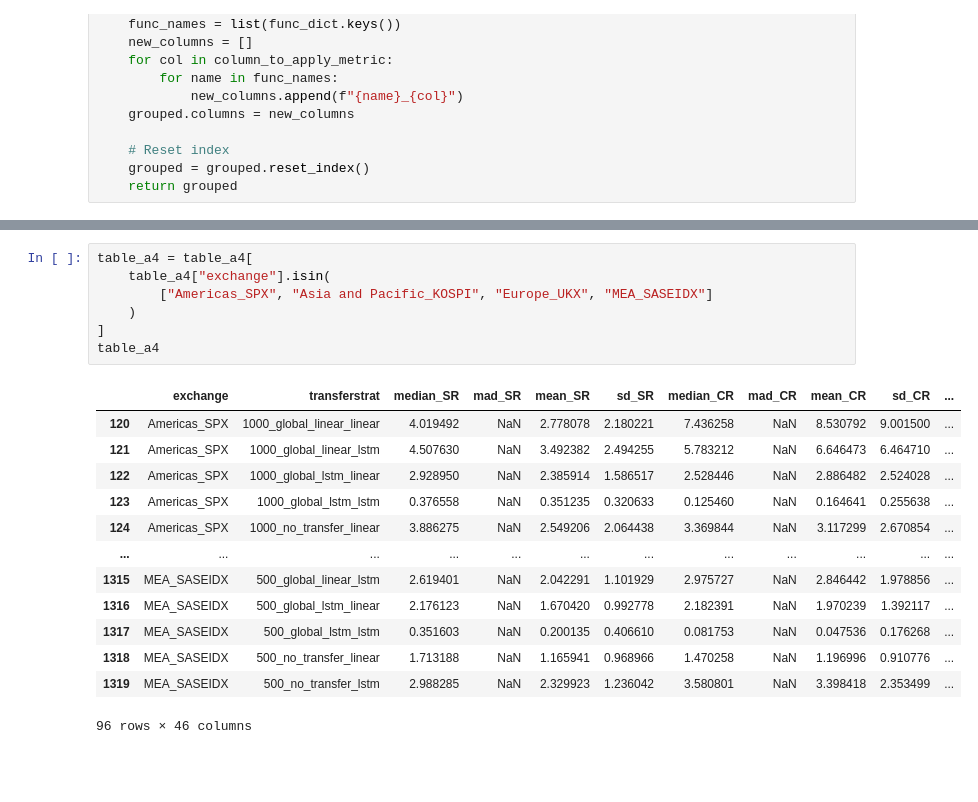
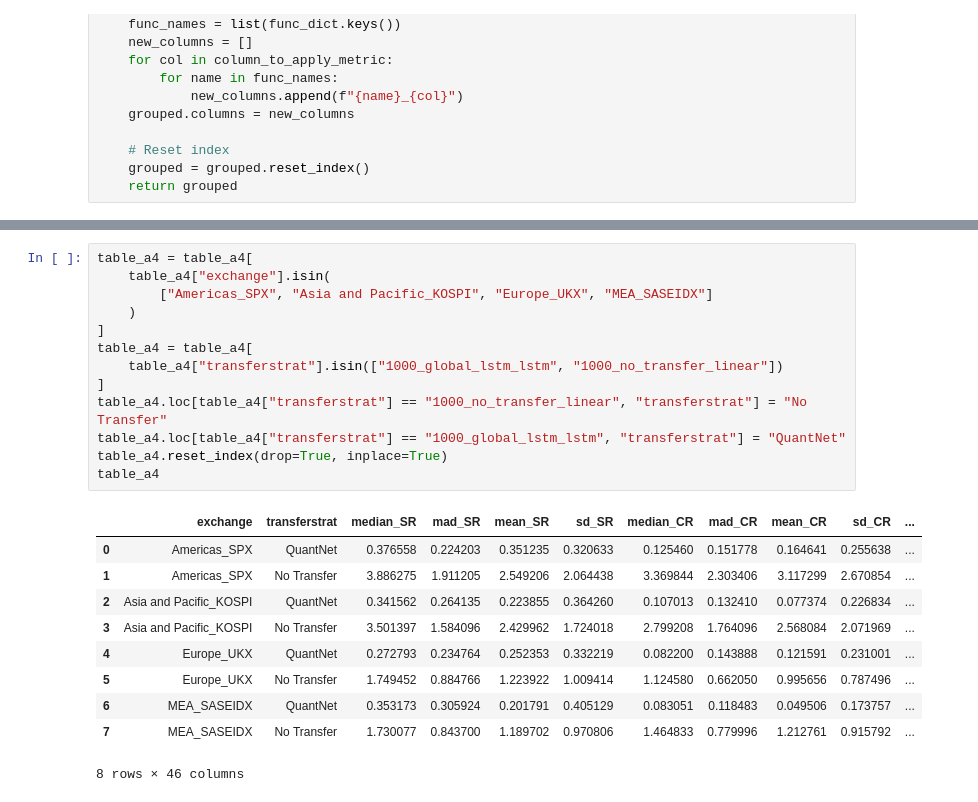
Before and after one commit to ducnguyen1014/QuantNet, a Jupyter notebook: main.ipynb, the cells around one changed output, grey strips where cells are left out. Cells and saved outputs as stored; diff of their text form; blank space fills up the shorter version.

Commit message:
COMPLETE: table A4

```diff
--- a/main.ipynb
+++ b/main.ipynb
@@ -760,21 +776,24 @@ table_a4
 # %%
 table_a4 = table_a4[
     table_a4["exchange"].isin(
         ["Americas_SPX", "Asia and Pacific_KOSPI", "Europe_UKX", "MEA_SASEIDX"]
     )
 ]
+table_a4 = table_a4[
+    table_a4["transferstrat"].isin(["1000_global_lstm_lstm", "1000_no_transfer_linear"])
+]
+table_a4.loc[table_a4["transferstrat"] == "1000_no_transfer_linear", "transferstrat"] = "No Transfer"
+table_a4.loc[table_a4["transferstrat"] == "1000_global_lstm_lstm", "transferstrat"] = "QuantNet"
+table_a4.reset_index(drop=True, inplace=True)
 table_a4
 # %% [output]
 |  | exchange | transferstrat | median_SR | mad_SR | mean_SR | sd_SR | median_CR | mad_CR | mean_CR | sd_CR | ... |
-| 120 | Americas_SPX | 1000_global_linear_linear | 4.019492 | NaN | 2.778078 | 2.180221 | 7.436258 | NaN | 8.530792 | 9.001500 | ... |
-| 121 | Americas_SPX | 1000_global_linear_lstm | 4.507630 | NaN | 3.492382 | 2.494255 | 5.783212 | NaN | 6.646473 | 6.464710 | ... |
-| 122 | Americas_SPX | 1000_global_lstm_linear | 2.928950 | NaN | 2.385914 | 1.586517 | 2.528446 | NaN | 2.886482 | 2.524028 | ... |
-| 123 | Americas_SPX | 1000_global_lstm_lstm | 0.376558 | NaN | 0.351235 | 0.320633 | 0.125460 | NaN | 0.164641 | 0.255638 | ... |
-| 124 | Americas_SPX | 1000_no_transfer_linear | 3.886275 | NaN | 2.549206 | 2.064438 | 3.369844 | NaN | 3.117299 | 2.670854 | ... |
-| ... | ... | ... | ... | ... | ... | ... | ... | ... | ... | ... | ... |
-| 1315 | MEA_SASEIDX | 500_global_linear_lstm | 2.619401 | NaN | 2.042291 | 1.101929 | 2.975727 | NaN | 2.846442 | 1.978856 | ... |
-| 1316 | MEA_SASEIDX | 500_global_lstm_linear | 2.176123 | NaN | 1.670420 | 0.992778 | 2.182391 | NaN | 1.970239 | 1.392117 | ... |
-| 1317 | MEA_SASEIDX | 500_global_lstm_lstm | 0.351603 | NaN | 0.200135 | 0.406610 | 0.081753 | NaN | 0.047536 | 0.176268 | ... |
-| 1318 | MEA_SASEIDX | 500_no_transfer_linear | 1.713188 | NaN | 1.165941 | 0.968966 | 1.470258 | NaN | 1.196996 | 0.910776 | ... |
-| 1319 | MEA_SASEIDX | 500_no_transfer_lstm | 2.988285 | NaN | 2.329923 | 1.236042 | 3.580801 | NaN | 3.398418 | 2.353499 | ... |
+| 0 | Americas_SPX | QuantNet | 0.376558 | 0.224203 | 0.351235 | 0.320633 | 0.125460 | 0.151778 | 0.164641 | 0.255638 | ... |
+| 1 | Americas_SPX | No Transfer | 3.886275 | 1.911205 | 2.549206 | 2.064438 | 3.369844 | 2.303406 | 3.117299 | 2.670854 | ... |
+| 2 | Asia and Pacific_KOSPI | QuantNet | 0.341562 | 0.264135 | 0.223855 | 0.364260 | 0.107013 | 0.132410 | 0.077374 | 0.226834 | ... |
+| 3 | Asia and Pacific_KOSPI | No Transfer | 3.501397 | 1.584096 | 2.429962 | 1.724018 | 2.799208 | 1.764096 | 2.568084 | 2.071969 | ... |
+| 4 | Europe_UKX | QuantNet | 0.272793 | 0.234764 | 0.252353 | 0.332219 | 0.082200 | 0.143888 | 0.121591 | 0.231001 | ... |
+| 5 | Europe_UKX | No Transfer | 1.749452 | 0.884766 | 1.223922 | 1.009414 | 1.124580 | 0.662050 | 0.995656 | 0.787496 | ... |
+| 6 | MEA_SASEIDX | QuantNet | 0.353173 | 0.305924 | 0.201791 | 0.405129 | 0.083051 | 0.118483 | 0.049506 | 0.173757 | ... |
+| 7 | MEA_SASEIDX | No Transfer | 1.730077 | 0.843700 | 1.189702 | 0.970806 | 1.464833 | 0.779996 | 1.212761 | 0.915792 | ... |
-96 rows × 46 columns
+8 rows × 46 columns
```
Also changed, not shown: parts of 9 cells of this notebook, 8 other files.
